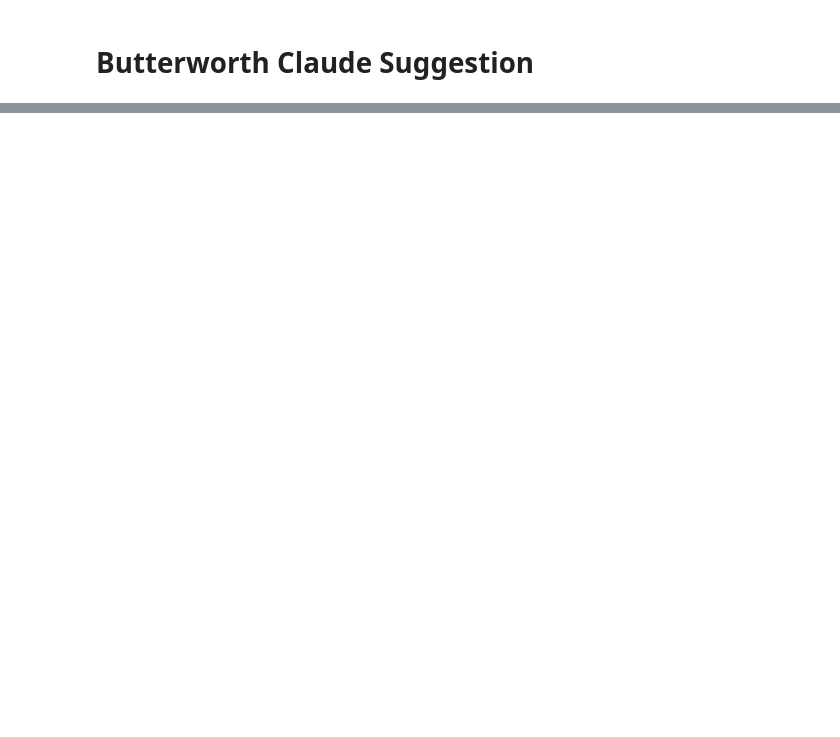
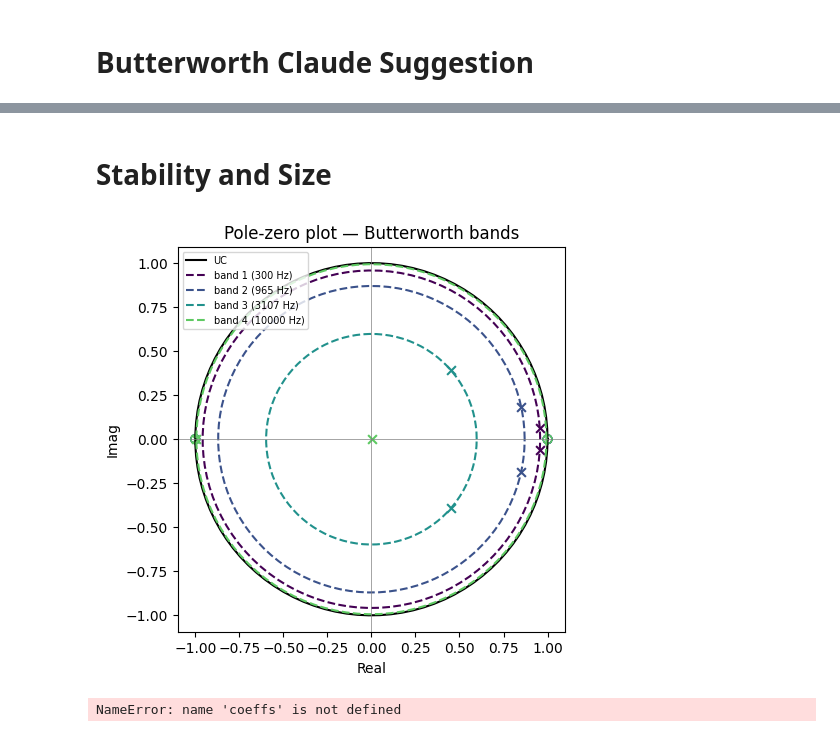
Before and after one commit to jaimepryor0/ttsky-verilog-template-workshop, a Jupyter notebook: src/vocoder_model_iir.ipynb, the cells around one changed output, grey strips where cells are left out. Drawn from its saved outputs; the diff is of its cells as text; code cells hidden in the pictures; blank space fills up the shorter version.

```diff
--- a/src/vocoder_model_iir.ipynb
+++ b/src/vocoder_model_iir.ipynb
@@ -234,3 +247,50 @@ plt.plot(out_myfilter)
 sd.play(1e1*out_myfilter, fs)
 # %%
 sd.play(myrecording, fs)
+# %% [markdown]
+# Stability and Size
+# %%
+# Extract poles and zeros from Butterworth coeffs and plot on complex plane
+zpk_bands = [sig.tf2zpk(b, a) for b, a in coeffs]
+
+theta = np.linspace(0, np.pi*2, 100)
+
+plt.figure(figsize=(5, 5))
+plt.plot(np.cos(theta), np.sin(theta), linestyle='-', color='k', label='UC')
+
+for i, (z, p, k) in enumerate(zpk_bands):
+    label = f'band {i+1} ({centers[i]:.0f} Hz)'
+    color = plt.cm.viridis(i / len(zpk_bands))
+    # Pole radius circle (matches existing plot style)
+    r = max(np.abs(p))
+    plt.plot(r*np.cos(theta), r*np.sin(theta), linestyle='--', color=color, label=label)
+    # Actual poles and zeros
+    plt.scatter(p.real, p.imag, marker='x', color=color, s=40)
+    plt.scatter(z.real, z.imag, marker='o', facecolors='none', edgecolors=color, s=40)
+
+plt.axhline(0, color='grey', linewidth=0.5)
+plt.axvline(0, color='grey', linewidth=0.5)
+plt.legend(fontsize=7, loc='upper left')
+plt.title('Pole-zero plot — Butterworth bands')
+plt.xlabel('Real')
+plt.ylabel('Imag')
+plt.axis('equal')
+plt.show()
+# %% [output]
+[figure, added]
+# %%
+from scipy.signal import tf2zpk
+
+# Quantize coefficients to N bits then recheck poles
+bits = 8
+scale = 2**(bits-1)
+
+for i, (b, a) in enumerate(coeffs):
+    b_q = np.round(b * scale) / scale    # quantize
+    a_q = np.round(a * scale) / scale
+    z, p, k = tf2zpk(b_q, a_q)
+    max_pole = max(np.abs(p))
+    stable = "OK" if max_pole < 1.0 else "UNSTABLE"
+    print(f"Band {i+1} ({centers[i]:.0f} Hz): max|p| = {max_pole:.6f}  [{stable}]")
+# %% [output]
+NameError: name 'coeffs' is not defined
```
Also changed, not shown: parts of 15 cells of this notebook.
